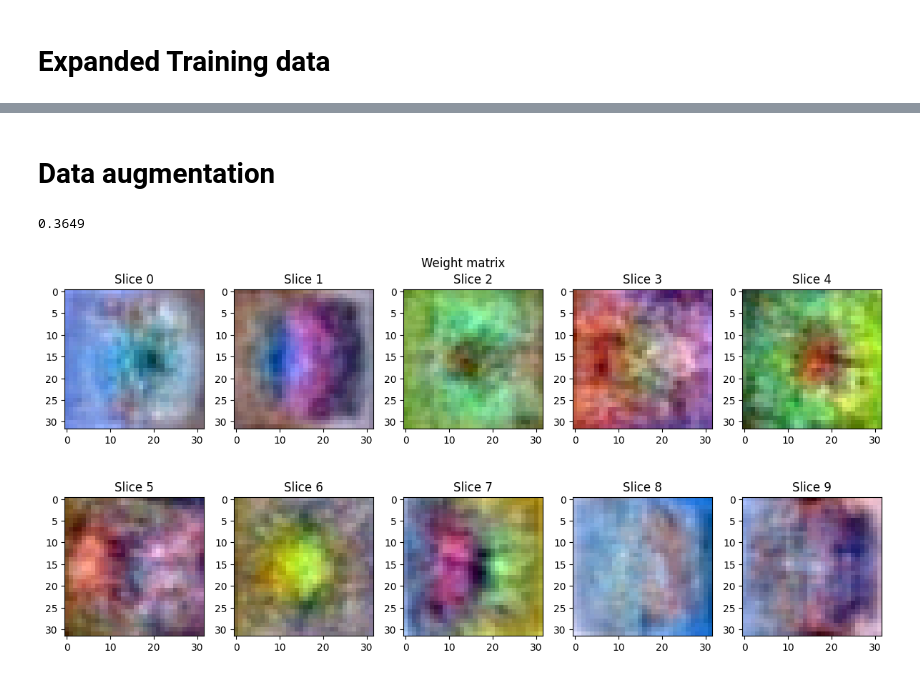
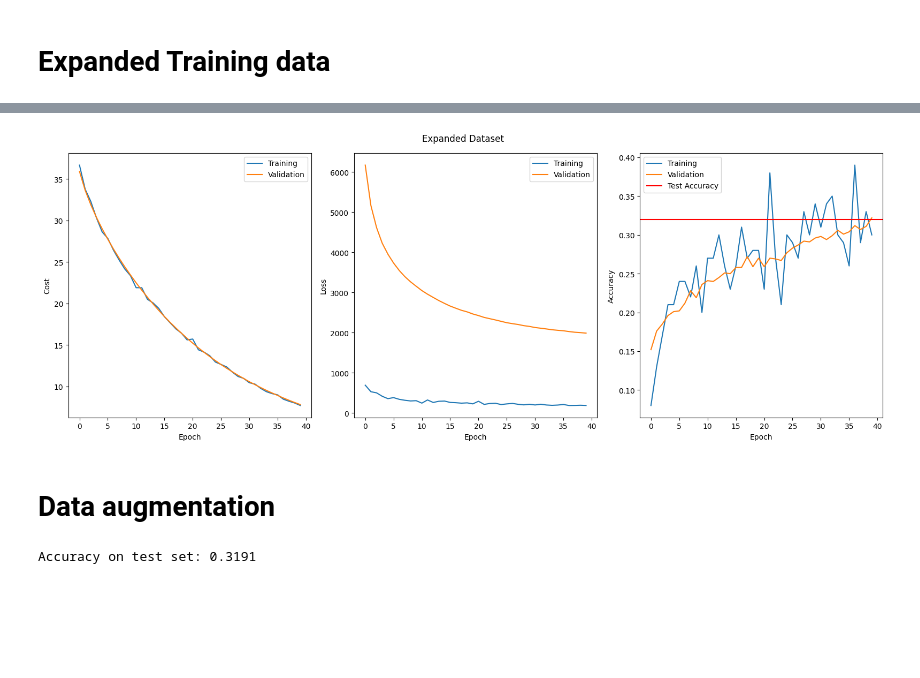
Before and after one commit to Lussebullen/dd2424, a Jupyter notebook: assignment1/Bonus/notebook.ipynb, the cells around one changed output, grey strips where cells are left out. Saved outputs shown, nothing was run; the diff lists cells and outputs as text; code cells hidden in the pictures; blank space fills up the shorter version.

```diff
--- a/assignment1/Bonus/notebook.ipynb
+++ b/assignment1/Bonus/notebook.ipynb
@@ -372,6 +379,6 @@ test.miniBatch(tmp, range_test)
 del tmp
 # %%
 np.random.seed(20240405)
-modelexp, costs, loss, accs = miniBatchGD(train, lmbd=1, n_batch=100, eta=0.001, n_epochs=40, val=val)
+modelexp, costs, loss, accs = miniBatchGD(train, lmbd=0.1, n_batch=100, eta=0.001, n_epochs=40, val=val)
 # %%
 modelexp.forward(test)
@@ -381,16 +389,16 @@ modelexp.computeAcc(test)
+# %%
+vis.plotResults("Expanded Dataset", costs, loss, accs, test_acc)
+# %% [output]
+[figure, added]
 # %% [markdown]
 # Data augmentation
 # %%
 # Load in train and test data, train model, evaluate test accuracy.
 train, val, test = Data("data_batch_1"), Data("data_batch_2"), Data("test_batch")
 
-model, costs, loss, accs = miniBatchGD(train, lmbd=1, n_batch=100, eta=0.001, n_epochs=40, val=val, pflip=0.5)
+model, costs, loss, accs = miniBatchGD(train, lmbd=0.1, n_batch=100, eta=0.001, n_epochs=40, val=val, pflip=0.5)
 model.forward(test)
-model.computeAcc(test)
+test_acc = model.computeAcc(test)
+print("Accuracy on test set:", test_acc)
 # %% [output]
-0.3649
+Accuracy on test set: 0.3191
-# %%
-
-vis.genMatrixVisualization("Weight matrix", model.W)
-# %% [output]
-[figure, removed]
```
Also changed, not shown: parts of 11 cells of this notebook.
